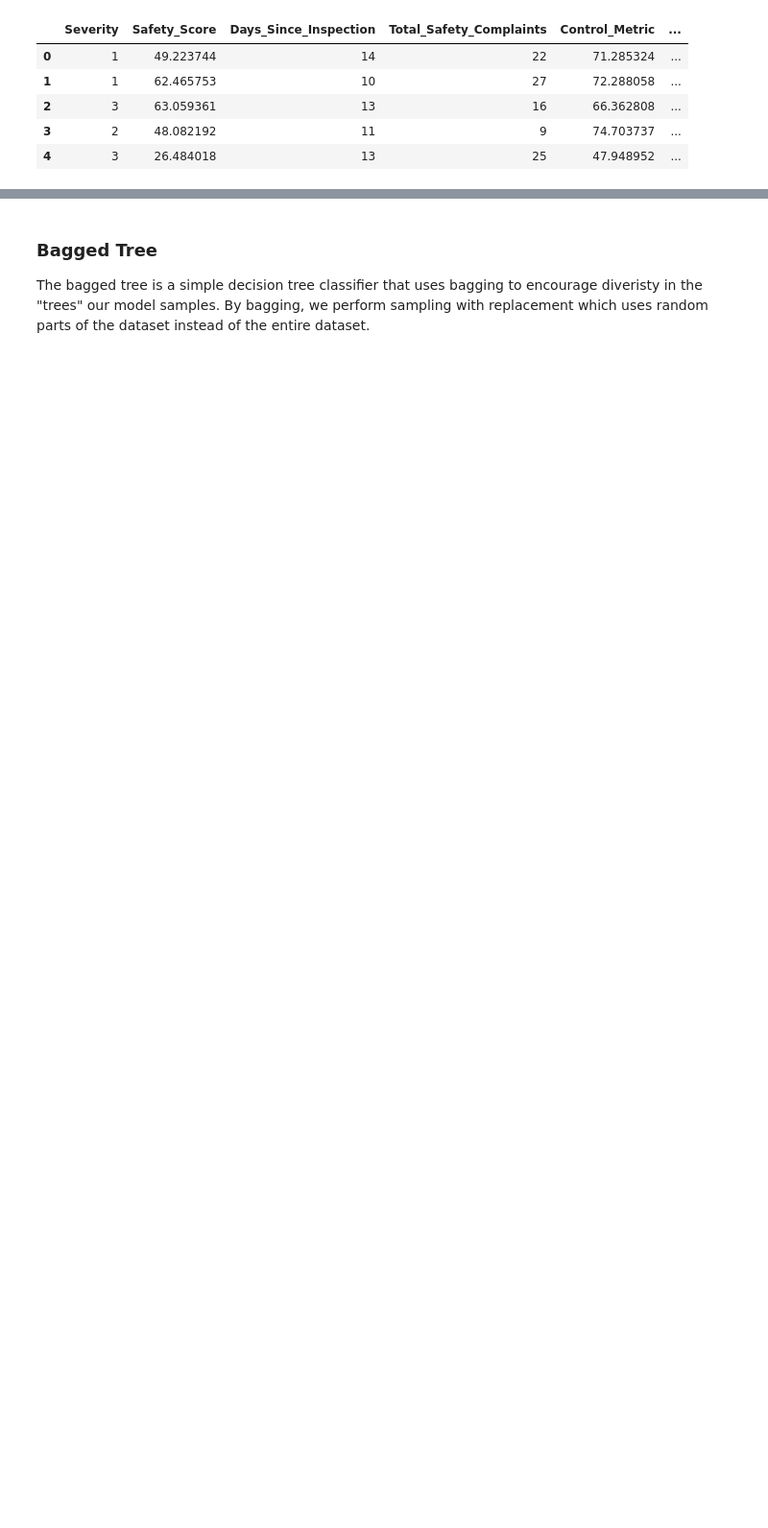
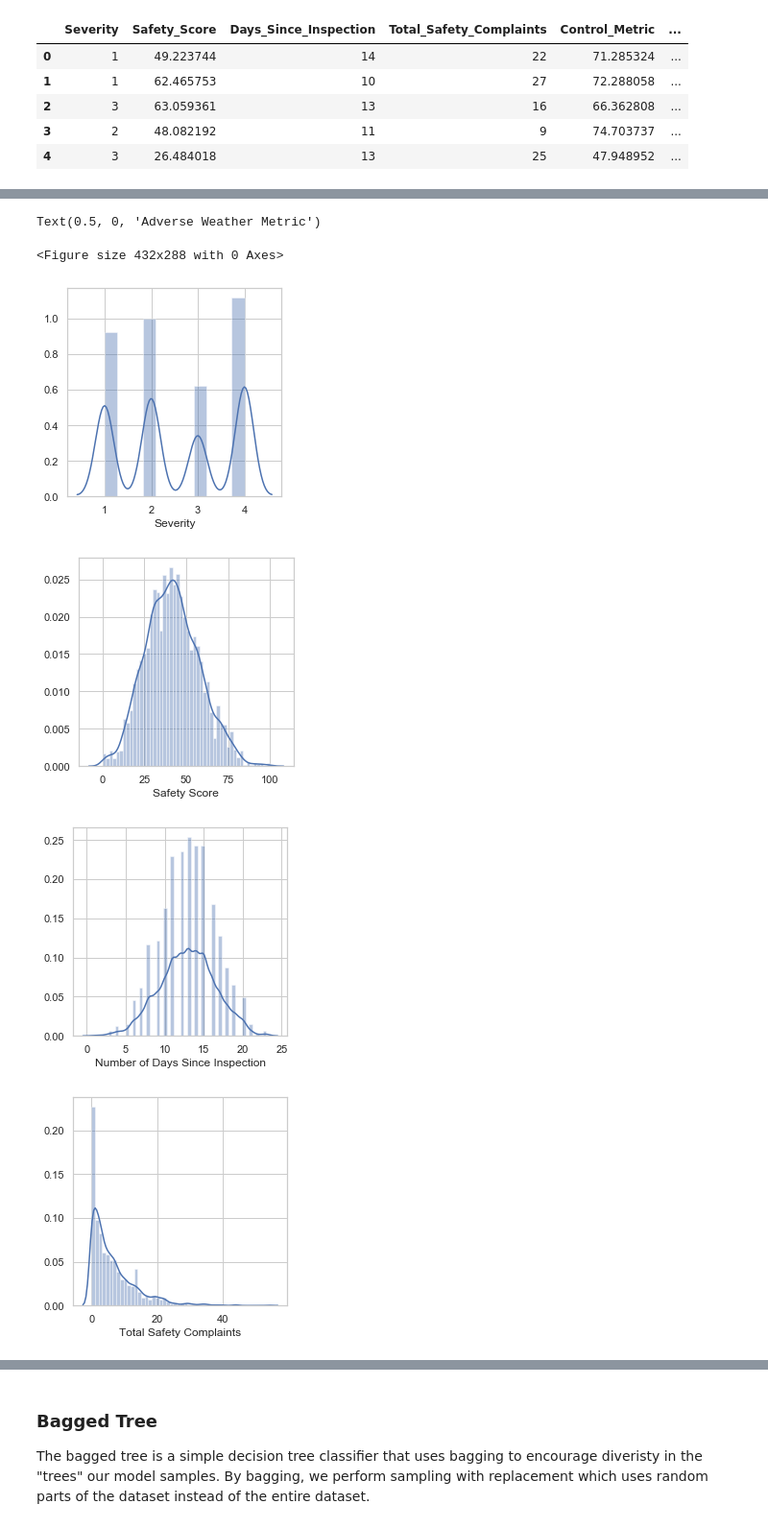
Before and after one commit to dalayne95/airplane-crash-predictor, a Jupyter notebook: project_notebook.ipynb, the cells around one changed output, grey strips where cells are left out. Shown at 96% size. Cells and saved outputs as stored; diff of their text form; code cells hidden in the pictures; blank space fills up the shorter version.

```diff
--- a/project_notebook.ipynb
+++ b/project_notebook.ipynb
@@ -91,0 +94,54 @@ df_train.head()
+# %%
+fig = plt.figure()
+fig.subplots_adjust(hspace=0.4, wspace=0.4)
+
+plt.figure(figsize=(4, 4))
+fig1 = sns.distplot(df_train.Severity)
+plt.xlabel('Severity')
+
+plt.figure(figsize=(4, 4))
+fig2 = sns.distplot(df_train.Safety_Score);
+plt.xlabel('Safety Score')
+
+plt.figure(figsize=(4, 4))
+fig3 = sns.distplot(df_train.Days_Since_Inspection);
+plt.xlabel('Number of Days Since Inspection')
+
+plt.figure(figsize=(4, 4))
+fig4 = sns.distplot(df_train.Total_Safety_Complaints);
+plt.xlabel('Total Safety Complaints')
+
+plt.figure(figsize=(4, 4))
+fig5 = sns.distplot(df_train.Control_Metric);
+plt.xlabel('Pilot Control Metric')
+
+plt.figure(figsize=(4, 4))
+fig6 = sns.distplot(df_train.Turbulence_In_gforces);
+plt.xlabel('Turbulance (in gforces)')
+
+plt.figure(figsize=(4, 4))
+fig7 = sns.distplot(df_train.Cabin_Temperature);
+plt.xlabel('Cabin temperature')
+
+plt.figure(figsize=(4, 4))
+fig8 = sns.distplot(df_train.Accident_Type_Code);
+plt.xlabel('Accident Type Code')
+
+plt.figure(figsize=(4, 4))
+fig9 = sns.distplot(df_train.Max_Elevation);
+plt.xlabel('Maximum Elevation')
+
+plt.figure(figsize=(4, 4))
+fig10 = sns.distplot(df_train.Violations);
+plt.xlabel('Number of Violations')
+
+plt.figure(figsize=(4, 4))
+fig11 = sns.distplot(df_train.Adverse_Weather_Metric);
+plt.xlabel('Adverse Weather Metric')
+# %% [output]
+Text(0.5, 0, 'Adverse Weather Metric')
+<Figure size 432x288 with 0 Axes>
+[figure, added]
+[figure, added]
+[figure, added]
+[figure, added]
```
Also changed, not shown: parts of 32 cells of this notebook.
